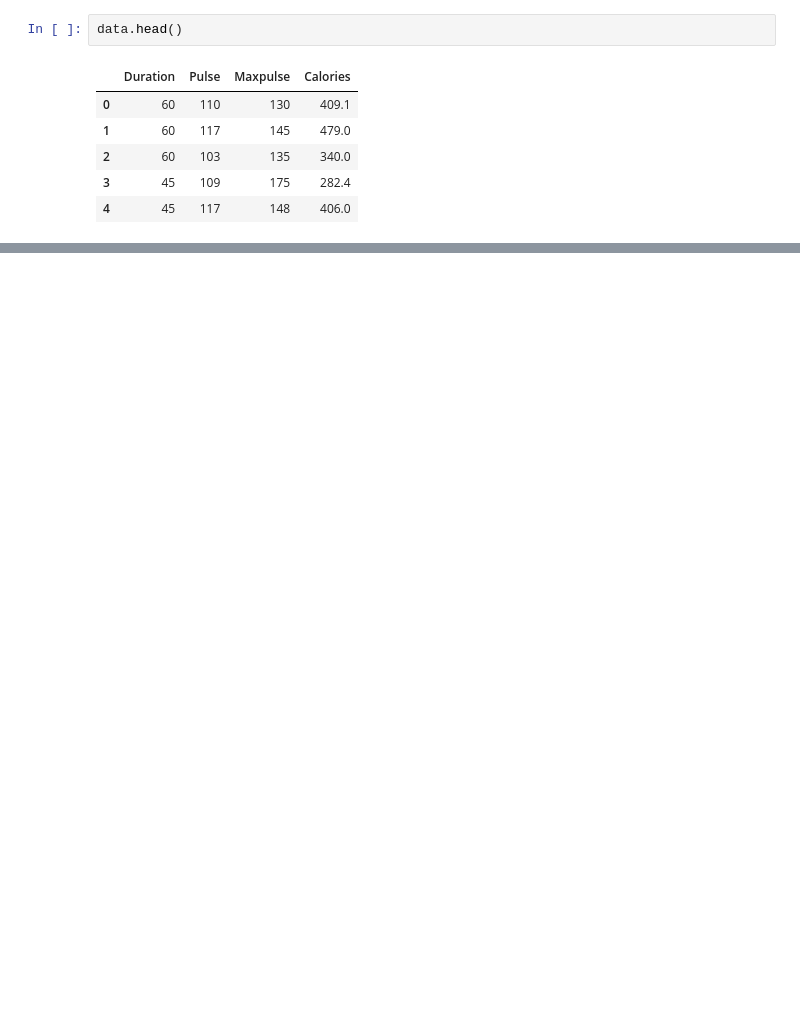
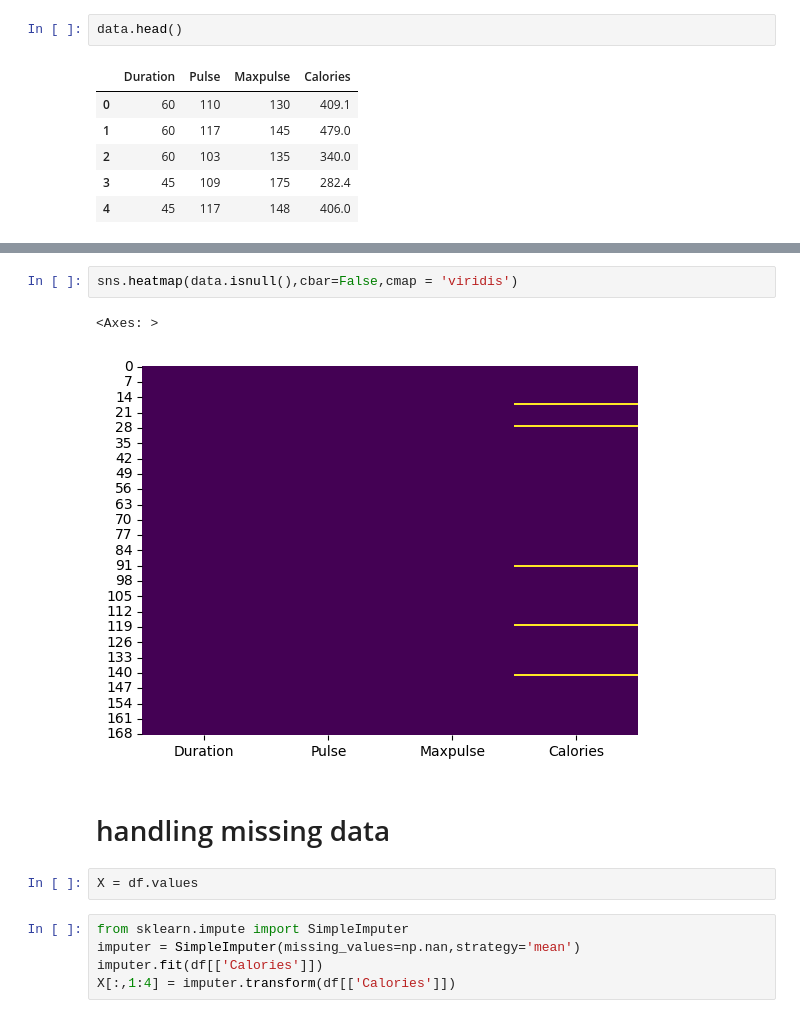
Before and after one commit to red445992/Ml-Basics, a Jupyter notebook: Week_00/data_preprocessing/DataInitial.ipynb, the cells around one changed output, grey strips where cells are left out. Saved outputs shown, nothing was run; the diff lists cells and outputs as text; blank space fills up the shorter version.

Commit message:
Handling Missing Data

```diff
--- a/Week_00/data_preprocessing/DataInitial.ipynb
+++ b/Week_00/data_preprocessing/DataInitial.ipynb
@@ -35,0 +34,14 @@ array([ 409.1,  479. ,  340. ,  282.4,  406. ,  300. ,  374. ,  253.3,
+# %%
+sns.heatmap(data.isnull(),cbar=False,cmap = 'viridis')
+# %% [output]
+<Axes: >
+[figure, added]
+# %% [markdown]
+# handling missing data
+# %%
+X = df.values
+# %%
+from sklearn.impute import SimpleImputer
+imputer = SimpleImputer(missing_values=np.nan,strategy='mean')
+imputer.fit(df[['Calories']])
+X[:,1:4] = imputer.transform(df[['Calories']])
```
Also changed, not shown: parts of 6 cells of this notebook.
